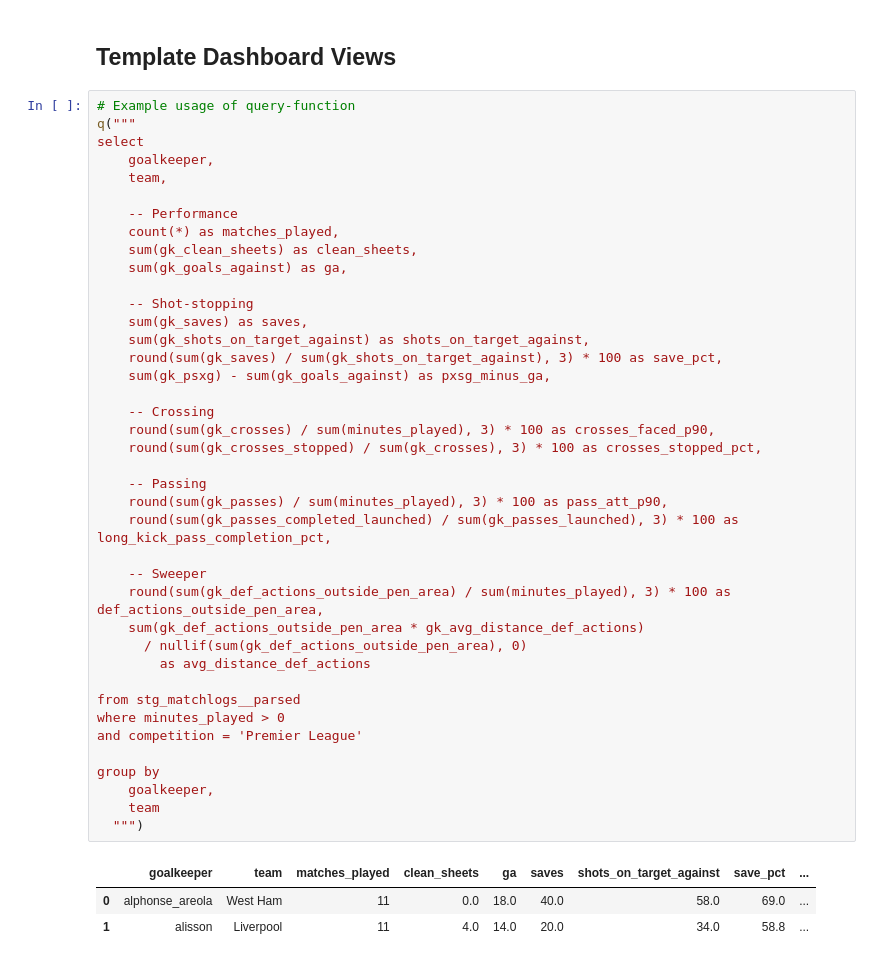
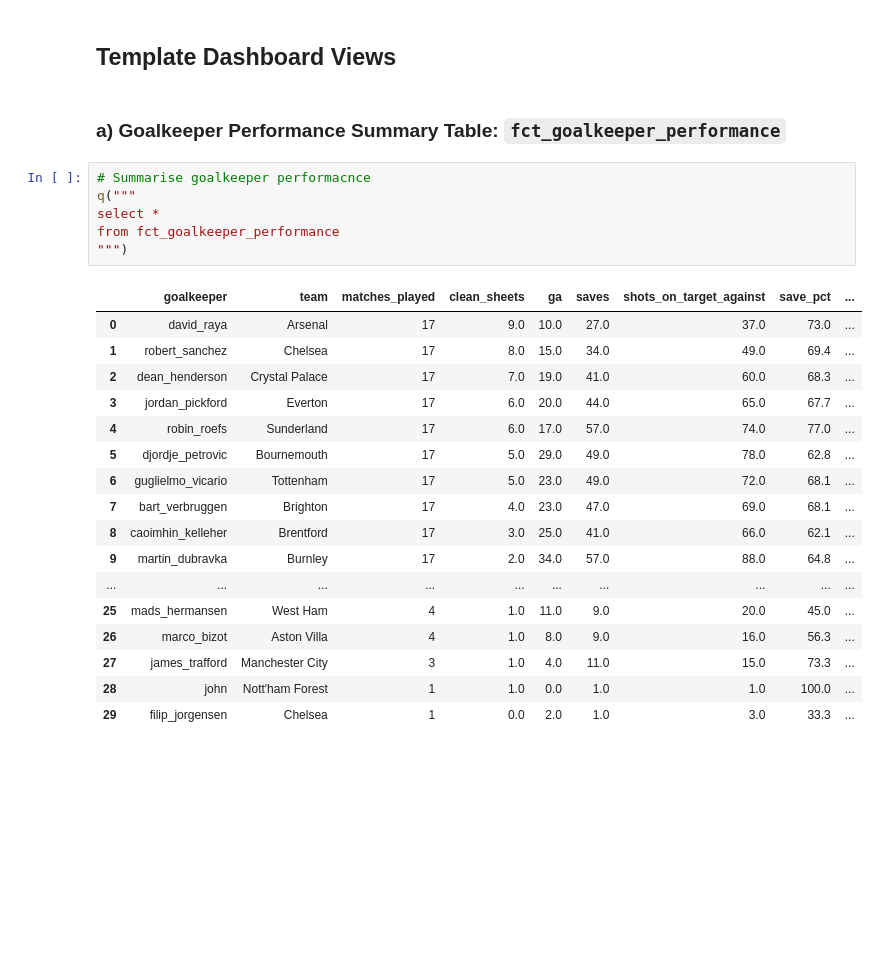
Before and after one commit to SHarrison00/gk_performance_tracker, a Jupyter notebook: notebooks/01_exploratory_data_analysis.ipynb, the cells around one changed output. Cells and saved outputs as stored; diff of their text form; blank space fills up the shorter version.

```diff
--- a/notebooks/01_exploratory_data_analysis.ipynb
+++ b/notebooks/01_exploratory_data_analysis.ipynb
@@ -57,46 +54,28 @@ and competition = 'Premier League'
 # %% [markdown]
 ## Template Dashboard Views
+# %% [markdown]
+### a) Goalkeeper Performance Summary Table: `fct_goalkeeper_performance`
 # %%
-# Example usage of query-function
+# Summarise goalkeeper performacnce
 q("""
-select
-    goalkeeper,
-    team,
-
-    -- Performance
-    count(*) as matches_played,
-    sum(gk_clean_sheets) as clean_sheets,
-    sum(gk_goals_against) as ga,
-
-    -- Shot-stopping
-    sum(gk_saves) as saves,
-    sum(gk_shots_on_target_against) as shots_on_target_against,
-    round(sum(gk_saves) / sum(gk_shots_on_target_against), 3) * 100 as save_pct,
-    sum(gk_psxg) - sum(gk_goals_against) as pxsg_minus_ga,
-
-    -- Crossing
-    round(sum(gk_crosses) / sum(minutes_played), 3) * 100 as crosses_faced_p90,
-    round(sum(gk_crosses_stopped) / sum(gk_crosses), 3) * 100 as crosses_stopped_pct,
-
-    -- Passing
-    round(sum(gk_passes) / sum(minutes_played), 3) * 100 as pass_att_p90,
-    round(sum(gk_passes_completed_launched) / sum(gk_passes_launched), 3) * 100 as long_kick_pass_completion_pct,
-
-    -- Sweeper
-    round(sum(gk_def_actions_outside_pen_area) / sum(minutes_played), 3) * 100 as def_actions_outside_pen_area,
-    sum(gk_def_actions_outside_pen_area * gk_avg_distance_def_actions)
-      / nullif(sum(gk_def_actions_outside_pen_area), 0)
-        as avg_distance_def_actions
-
-from stg_matchlogs__parsed
-where minutes_played > 0
-and competition = 'Premier League'
-
-group by
-    goalkeeper,
-    team
-  """)
+select *
+from fct_goalkeeper_performance
+""")
 # %% [output]
 |  | goalkeeper | team | matches_played | clean_sheets | ga | saves | shots_on_target_against | save_pct | ... |
-| 0 | alphonse_areola | West Ham | 11 | 0.0 | 18.0 | 40.0 | 58.0 | 69.0 | ... |
-| 1 | alisson | Liverpool | 11 | 4.0 | 14.0 | 20.0 | 34.0 | 58.8 | ... |
+| 0 | david_raya | Arsenal | 17 | 9.0 | 10.0 | 27.0 | 37.0 | 73.0 | ... |
+| 1 | robert_sanchez | Chelsea | 17 | 8.0 | 15.0 | 34.0 | 49.0 | 69.4 | ... |
+| 2 | dean_henderson | Crystal Palace | 17 | 7.0 | 19.0 | 41.0 | 60.0 | 68.3 | ... |
+| 3 | jordan_pickford | Everton | 17 | 6.0 | 20.0 | 44.0 | 65.0 | 67.7 | ... |
+| 4 | robin_roefs | Sunderland | 17 | 6.0 | 17.0 | 57.0 | 74.0 | 77.0 | ... |
+| 5 | djordje_petrovic | Bournemouth | 17 | 5.0 | 29.0 | 49.0 | 78.0 | 62.8 | ... |
+| 6 | guglielmo_vicario | Tottenham | 17 | 5.0 | 23.0 | 49.0 | 72.0 | 68.1 | ... |
+| 7 | bart_verbruggen | Brighton | 17 | 4.0 | 23.0 | 47.0 | 69.0 | 68.1 | ... |
+| 8 | caoimhin_kelleher | Brentford | 17 | 3.0 | 25.0 | 41.0 | 66.0 | 62.1 | ... |
+| 9 | martin_dubravka | Burnley | 17 | 2.0 | 34.0 | 57.0 | 88.0 | 64.8 | ... |
+| ... | ... | ... | ... | ... | ... | ... | ... | ... | ... |
+| 25 | mads_hermansen | West Ham | 4 | 1.0 | 11.0 | 9.0 | 20.0 | 45.0 | ... |
+| 26 | marco_bizot | Aston Villa | 4 | 1.0 | 8.0 | 9.0 | 16.0 | 56.3 | ... |
+| 27 | james_trafford | Manchester City | 3 | 1.0 | 4.0 | 11.0 | 15.0 | 73.3 | ... |
+| 28 | john | Nott'ham Forest | 1 | 1.0 | 0.0 | 1.0 | 1.0 | 100.0 | ... |
+| 29 | filip_jorgensen | Chelsea | 1 | 0.0 | 2.0 | 1.0 | 3.0 | 33.3 | ... |
```
Also changed, not shown: parts of 3 cells of this notebook, 8 other files.
